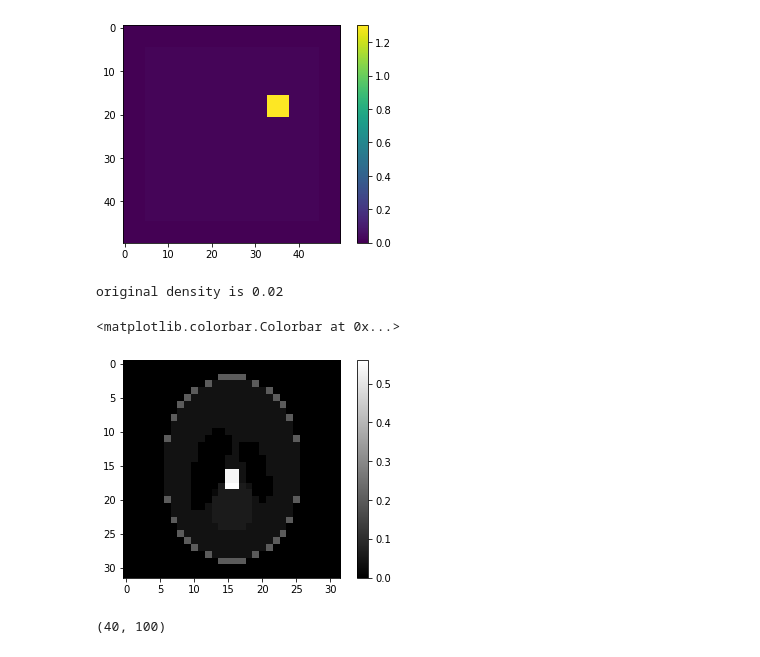
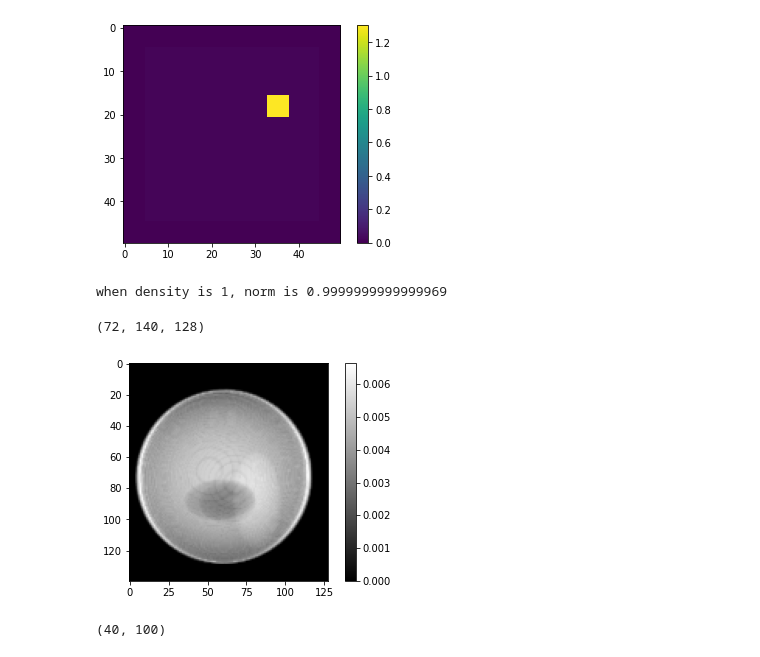
Before and after one commit to modestyachts/multi-energy-ct, a Jupyter notebook: synthetic_data.ipynb, the cells around one changed output. Saved outputs shown, nothing was run; the diff lists cells and outputs as text; code cells hidden in the pictures.

Commit message:
adding variation over norm of synthetic shepp signal

```diff
--- a/synthetic_data.ipynb
+++ b/synthetic_data.ipynb
@@ -53,37 +53,43 @@ plt.show()
 
 from phantominator import ct_shepp_logan
 
-# reso = 128
+reso = 128
 # reso = 64
-reso = 32
-volume, E = ct_shepp_logan((reso, reso, reso), ret_E=True)
+# reso = 32
 
-# Scale down all the densities so it's an easier problem
-E[:,0] = E[:,0] / 5
+densities = [0.1, 0.2, 0.5, 1.0, 2.0, 5.0, 10.0, 20.0, 50.0, 100.0, 200.0, 500.0, 1000.0]
 
-ellipse_id = 5  # 4 is the medium size positive ellipsoid
-print(f'original density is {E[ellipse_id, 0]}')
-newdensity = 0.5
-E[ellipse_id, 0] = newdensity
-# Also make this ellipse a bit bigger so it's easier to see the effects
-E[ellipse_id, 1] = E[ellipse_id, 1] * 2
-E[ellipse_id, 2] = E[ellipse_id, 2] * 2
+for newdensity in densities:
 
-volume = ct_shepp_logan((reso, reso, reso), E=E)
+    volume, E = ct_shepp_logan((reso, reso, reso), ret_E=True)
 
-slice = int(3/8. * reso)
+    # Scale down all the densities so it's an easier problem
+    E[:,0] = E[:,0] / 5
 
-plt.figure()
-plt.imshow(volume[:,:,slice], cmap='gray')
-plt.colorbar()
+    ellipse_id = 5  # 4 is the medium size positive ellipsoid
+    # print(f'original density is {E[ellipse_id, 0]}')
+    # E[ellipse_id, 0] = newdensity
+    # Also make this ellipse a bit bigger so it's easier to see the effects
+    E[ellipse_id, 1] = E[ellipse_id, 1] * 2
+    E[ellipse_id, 2] = E[ellipse_id, 2] * 2
+
+    volume = ct_shepp_logan((reso, reso, reso), E=E)
+    norm = np.linalg.norm(volume.flatten(), ord=2)
+    volume = volume * newdensity / norm
+    norm = np.linalg.norm(volume.flatten(), ord=2)
+    print(f'when density is {newdensity}, norm is {norm}')
+
+    slice = int(3/8. * reso)
+
+    # plt.figure()
+    # plt.imshow(volume[:,:,slice], cmap='gray')
+    # plt.colorbar()
 
 # plt.figure()
 # plt.imshow(volume2[:,:,slice], cmap='gray')
 # plt.colorbar()
 # %% [output]
-original density is 0.02
+when density is 1, norm is 0.9999999999999969
-<matplotlib.colorbar.Colorbar at 0x...>
-[figure, removed]
 # %%
 # Render with the spike projection matrices, using render_pose_rays, and save as a tiff for training
 # render_pose_rays(data_dict, c2w, H, W, focal, FLAGS.resolution, radius, FLAGS.harmonic_degree, FLAGS.jitter, FLAGS.uniform, key, sh_dim, FLAGS.physical_batch_size, FLAGS.interpolation, FLAGS.nv)
@@ -100,12 +106,12 @@ H = int(reso * 1.1)
 W = reso
 # dW = 0.024
 # dH = 0.024
-# dW = 0.12 # good for 128
-# dH = 0.12 # good for 128
+dW = 0.12 # good for 128
+dH = 0.12 # good for 128
 # dH = 0.25 # good for 64
 # dW = 0.25 # good for 64
-dH = 0.5
-dW = 0.5
+# dH = 0.5
+# dW = 0.5
 data_dict = [volume]
 resolution = reso
 radius = 5
@@ -115,7 +121,7 @@ zoff =  -5.2 # up down (the higher the number the higher the cube goes)
 
 def load_spike_c2w():
     all_w2c = []
-    projection_matrices = np.genfromtxt(os.path.join('/home/datasets/spike/', 'proj_mat_720frames.csv'), delimiter=',')  # [719, 12] /home/fabriz/data/spike/proj_mat_720frames.csv
+    projection_matrices = np.genfromtxt(os.path.join('/data/datasets/spike/', 'proj_mat_720frames.csv'), delimiter=',')  # [719, 12] /home/fabriz/data/spike/proj_mat_720frames.csv
 
     #Traslation matrix along x,y,z
     Tz = np.zeros((4,4))
@@ -160,33 +166,46 @@ def get_rays_np(H, W, dH, dW, w2c):
     rays_d = jnp.sum(dirs[..., jnp.newaxis, :] * M_inv, -1) # check if the syntax is ok
     rays_o = jnp.broadcast_to(srcPos,rays_d.shape)          # check if the syntax is ok
     return rays_o, rays_d
 
 def get_measurements(volume, skip_every=10):
     all_c2w = load_spike_c2w()[::skip_every]
     all_rgbs = []
     # for c2w in all_c2w[::50]:
     for c2w in all_c2w:
         rays_o, rays_d = get_rays_np(H, W, dH, dW, c2w)
         rays_o = np.reshape(rays_o, [-1,3])
         rays_d = np.reshape(rays_d, [-1,3])
         rgb, _, acc, _, _ = render_rays([volume], (rays_o, rays_d), resolution, None, radius, harmonic_degree=-1, jitter=0, uniform=0.5, interpolation='trilinear', nv=False)
         rgb = np.reshape(rgb, (H, W))
         all_rgbs.append(rgb)
         # acc = np.reshape(acc, (H, W, 1))
         # plt.figure()
         # plt.imshow(acc)
         # plt.colorbar()
         # plt.show()
     all_rgbs = jnp.array(all_rgbs)
     # print(all_rgbs.shape)
     return all_rgbs
 
 gt_measurements = get_measurements(volume)
+print(gt_measurements.shape)
+
+plt.figure()
+plt.imshow(gt_measurements[22], cmap='gray')
+plt.colorbar()
+plt.show()
 # tifffile.imsave(f'/home/datasets/ct_synthetic/semi_easy_synthetic_projections_raw_radius{radius}_reso{reso}_H{H}.tif', all_rgbs)
 # tifffile.imsave(f'/home/datasets/ct_synthetic/semi_easy_synthetic_volume_reso{reso}.tif', volume)
 
 # tifffile.imsave(f'/home/datasets/ct_shepp/fifthdensity_{newdensity}_projections_raw_radius{radius}_reso{reso}_H{H}_W{W}_dhw{dH}.tif', all_rgbs)
 # tifffile.imsave(f'/home/datasets/ct_shepp/fifthdensity_{newdensity}_volume_reso{reso}.tif', volume)
+
+# repeat this for each density in the list
+tifffile.imsave(f'/data/datasets/ct_shepp/varynorm/norm_{newdensity}_projections_raw_radius{radius}_reso{reso}_H{H}_W{W}_dhw{dH}.tif', all_rgbs)
+tifffile.imsave(f'/data/datasets/ct_shepp/varynorm/norm_{newdensity}_volume_reso{reso}.tif', volume)
+# %% [output]
+(72, 140, 128)
+[figure, added]
 # %%
 # Compute our correlation over various samples near the optimum
 def loss(neighbor_volume):
```
